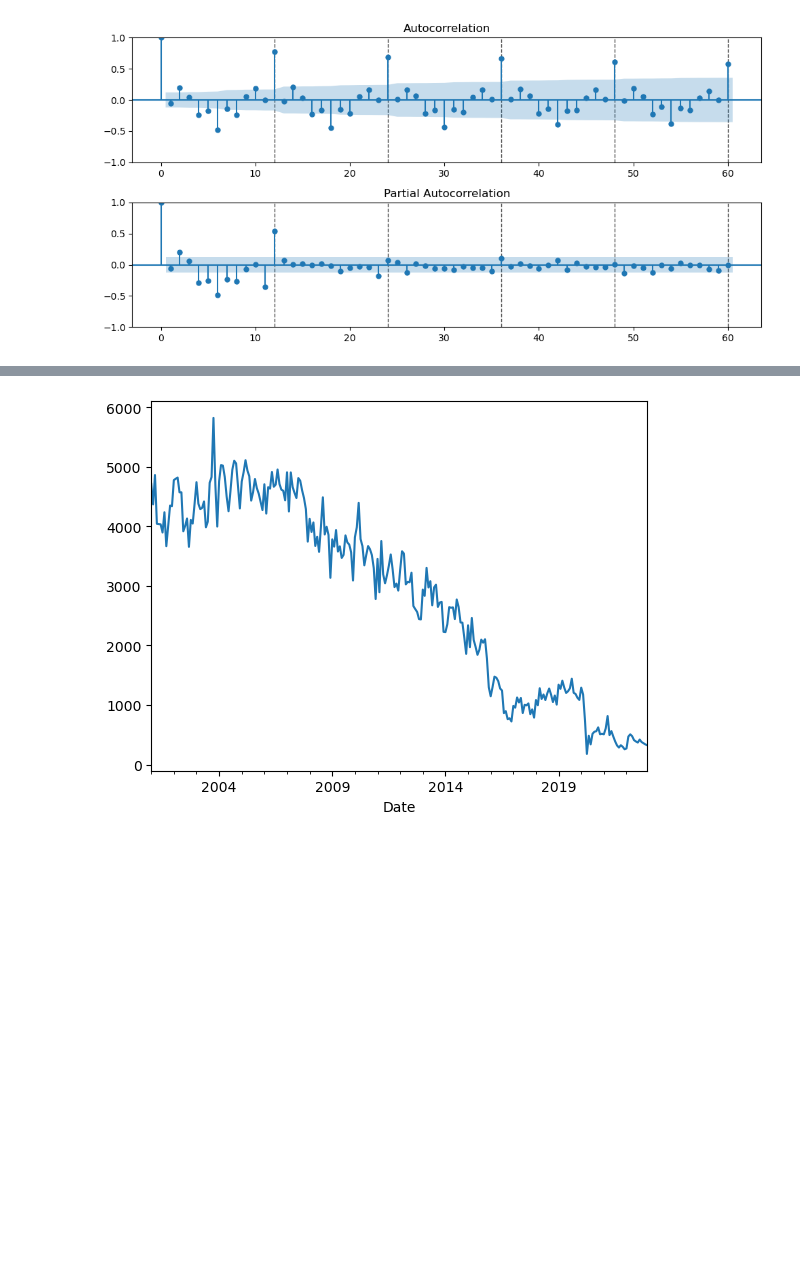
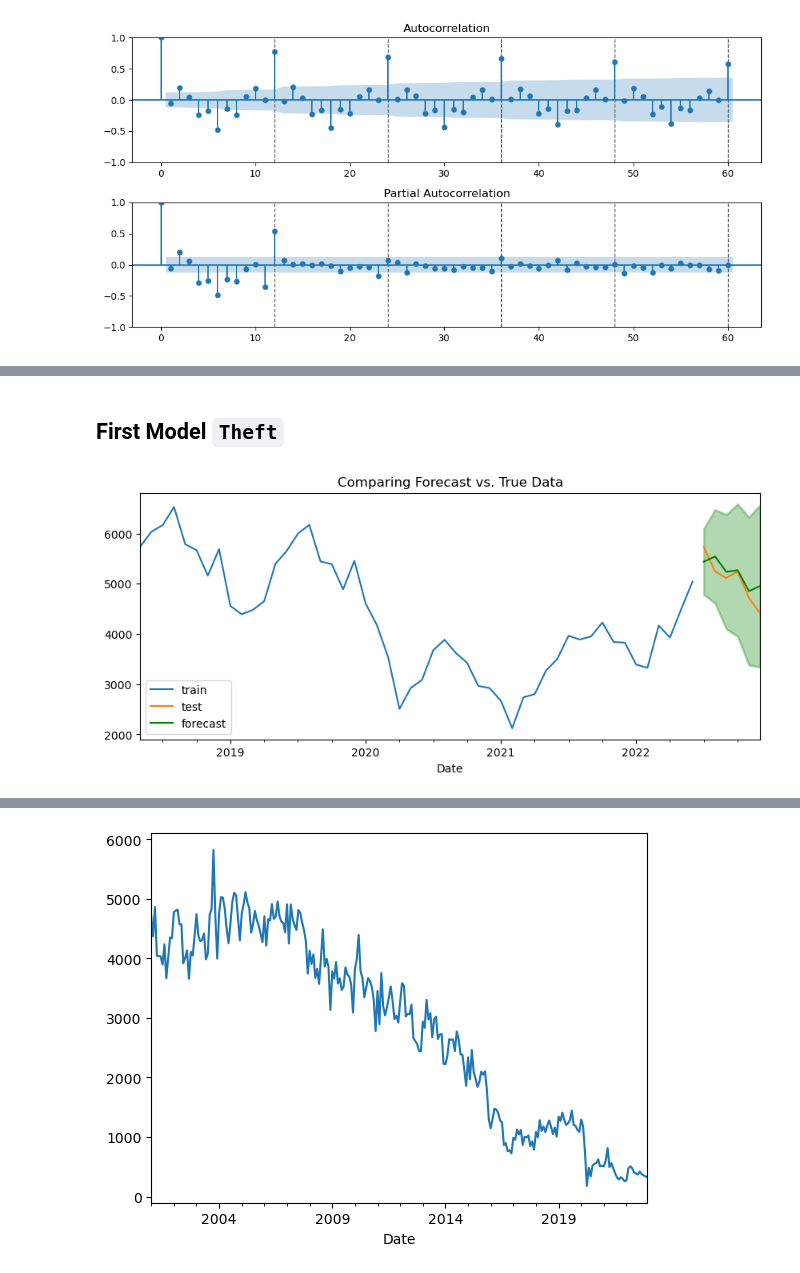
Before and after one commit to Mrammoss/Chicago-Data, a Jupyter notebook: Crime-Data-2.ipynb, the cells around one changed output, grey strips where cells are left out. Saved outputs shown, nothing was run; the diff lists cells and outputs as text; code cells hidden in the pictures; blank space fills up the shorter version.

```diff
--- a/Crime-Data-2.ipynb
+++ b/Crime-Data-2.ipynb
@@ -241,0 +273,2 @@ Warnings:
+# %%
+sarima_forecast = sarima.get_forecast(steps=len(test)).summary_frame()
@@ -241,0 +285,6 @@ Warnings:
+# %% [markdown]
+## First Model `Theft`
+# %%
+plot_forecast(train,test, sarima_forecast, n_train_lags=50);
+# %% [output]
+[figure, added]
```
Also changed, not shown: parts of 42 cells of this notebook.
